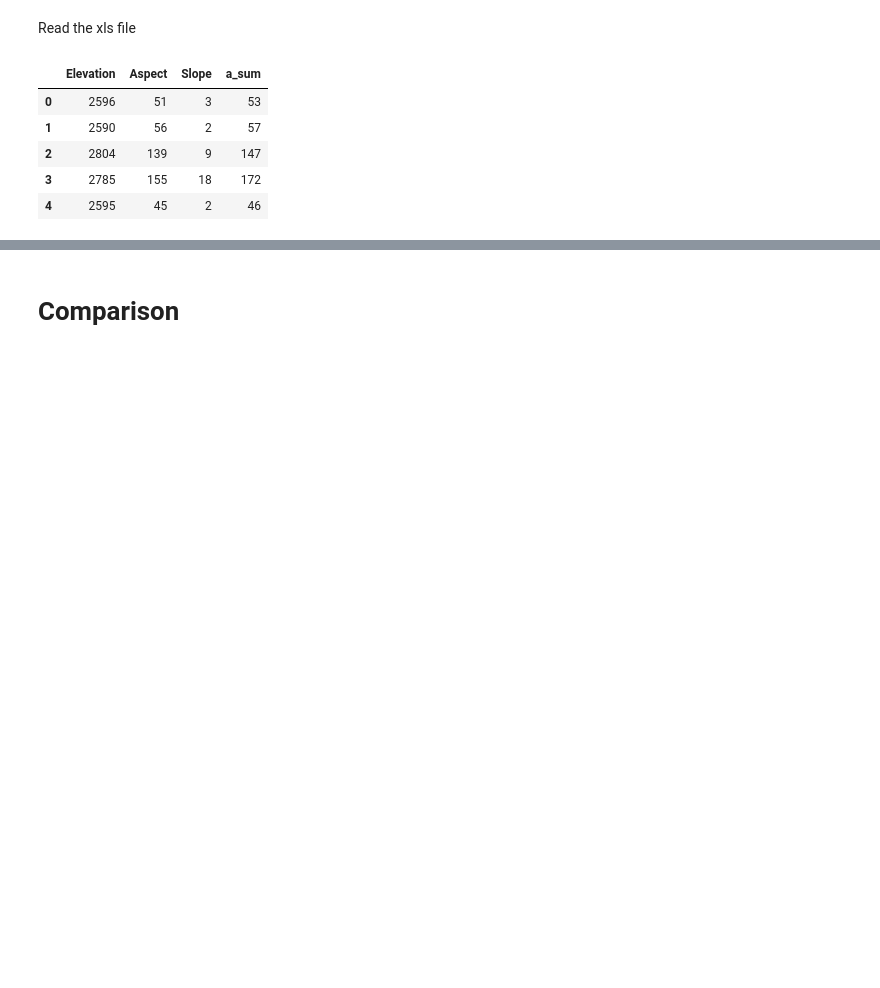
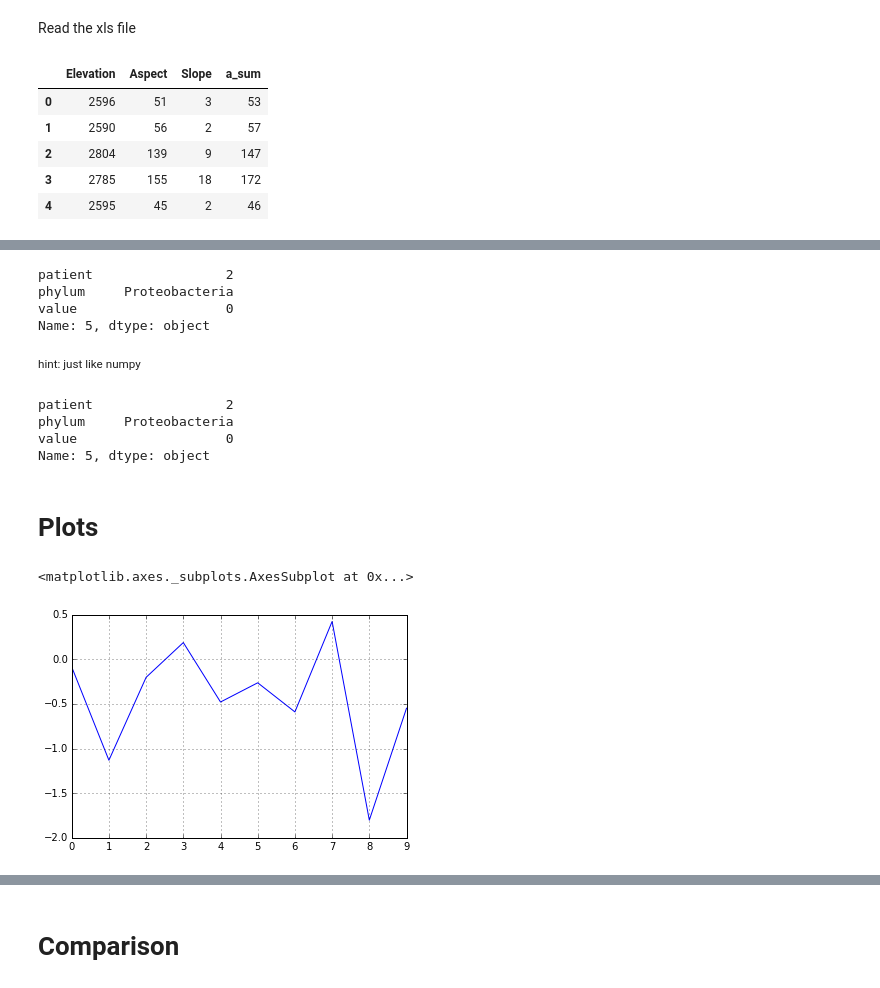
Before and after one commit to hpcit/lectures, a Jupyter notebook: pydata/06_dataframes.ipynb, the cells around one changed output, grey strips where cells are left out. Drawn from its saved outputs; the diff is of its cells as text; code cells hidden in the pictures; blank space fills up the shorter version.

```diff
--- a/pydata/06_dataframes.ipynb
+++ b/pydata/06_dataframes.ipynb
@@ -905,0 +956,21 @@ B.head()
+# %%
+data.loc[5]
+# %% [output]
+patient                 2
+phylum     Proteobacteria
+value                   0
+Name: 5, dtype: object
+# %% [markdown]
+<small>hint: just like numpy</small>
+# %%
+# Deep copy
+vals = data.value.copy()
+vals[5] = 1000
+data.loc[5]
+# %% [output]
+patient                 2
+phylum     Proteobacteria
+value                   0
+Name: 5, dtype: object
+# %% [markdown]
+# Plots
@@ -905,0 +980,6 @@ B.head()
+# %%
+normals = pd.Series(np.random.normal(size=10))
+normals.plot()
+# %% [output]
+<matplotlib.axes._subplots.AxesSubplot at 0x...>
+[figure, added]
```
Also changed, not shown: parts of 26 cells of this notebook, 1 other file.
